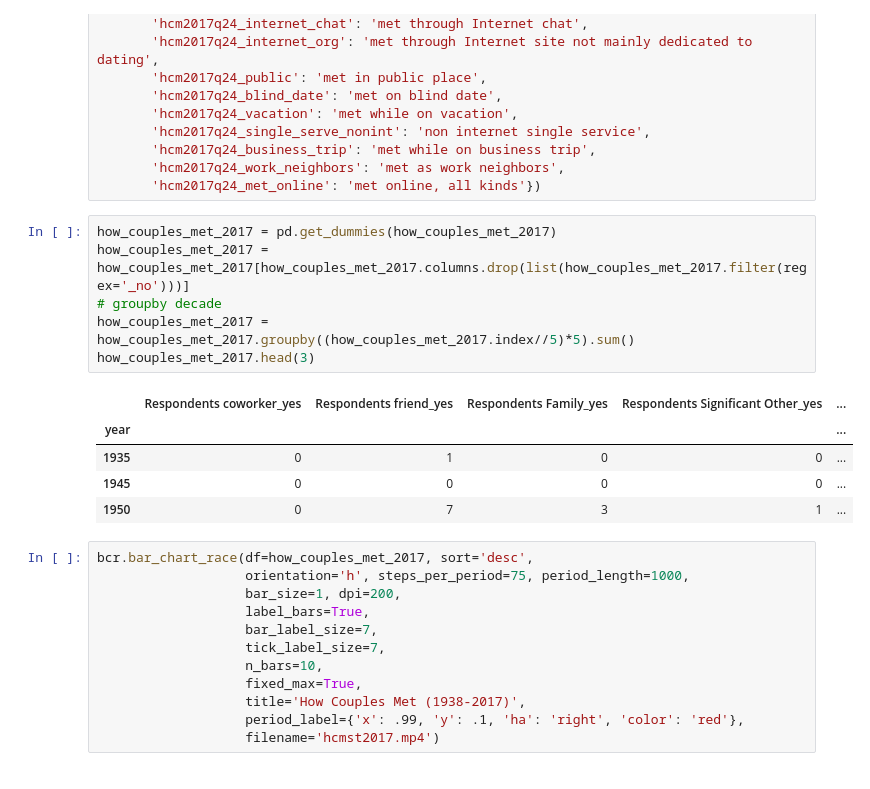
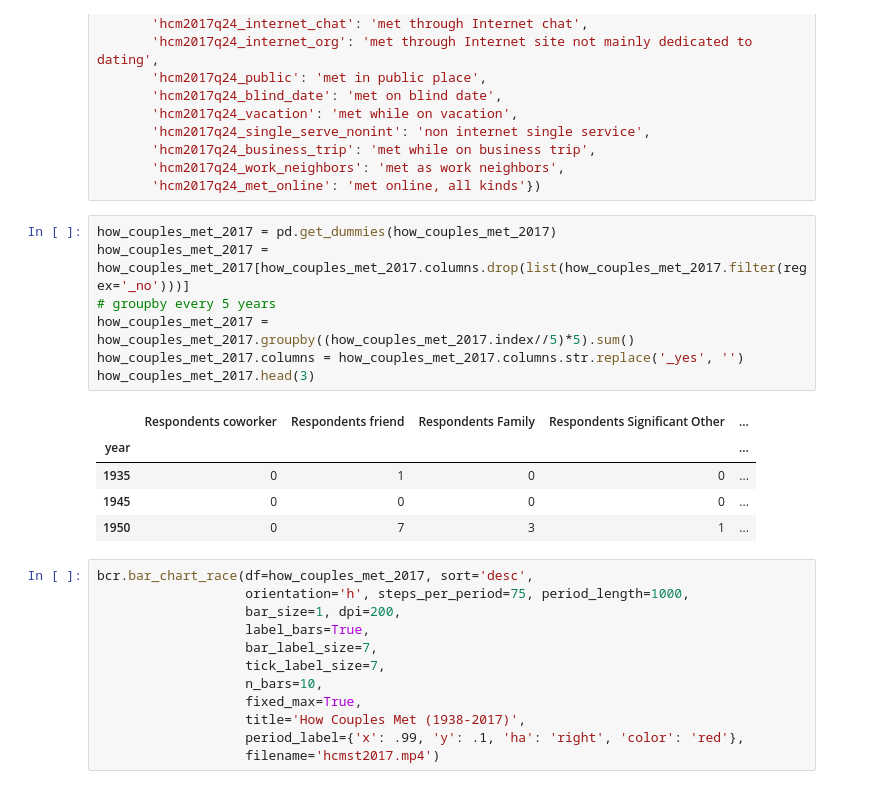
Before and after one commit to hypothetical-lemon/COMP4447-final-project, a Jupyter notebook: final_project.ipynb, the cells around one changed output. Drawn from its saved outputs; the diff is of its cells as text.

```diff
--- a/final_project.ipynb
+++ b/final_project.ipynb
@@ -516,11 +516,12 @@ how_couples_met_2017 = how_couples_met_2017.rename(columns={'hcm2017q24_R_cowork
 # %%
 how_couples_met_2017 = pd.get_dummies(how_couples_met_2017)
 how_couples_met_2017 = how_couples_met_2017[how_couples_met_2017.columns.drop(list(how_couples_met_2017.filter(regex='_no')))]
-# groupby decade
+# groupby every 5 years
 how_couples_met_2017 = how_couples_met_2017.groupby((how_couples_met_2017.index//5)*5).sum()
+how_couples_met_2017.columns = how_couples_met_2017.columns.str.replace('_yes', '')
 how_couples_met_2017.head(3)
 # %% [output]
-|  | Respondents coworker_yes | Respondents friend_yes | Respondents Family_yes | Respondents Significant Other_yes | ... |
+|  | Respondents coworker | Respondents friend | Respondents Family | Respondents Significant Other | ... |
 | year |  |  |  |  | ... |
 | 1935 | 0 | 1 | 0 | 0 | ... |
 | 1945 | 0 | 0 | 0 | 0 | ... |
```
Also changed, not shown: 1 other file.
